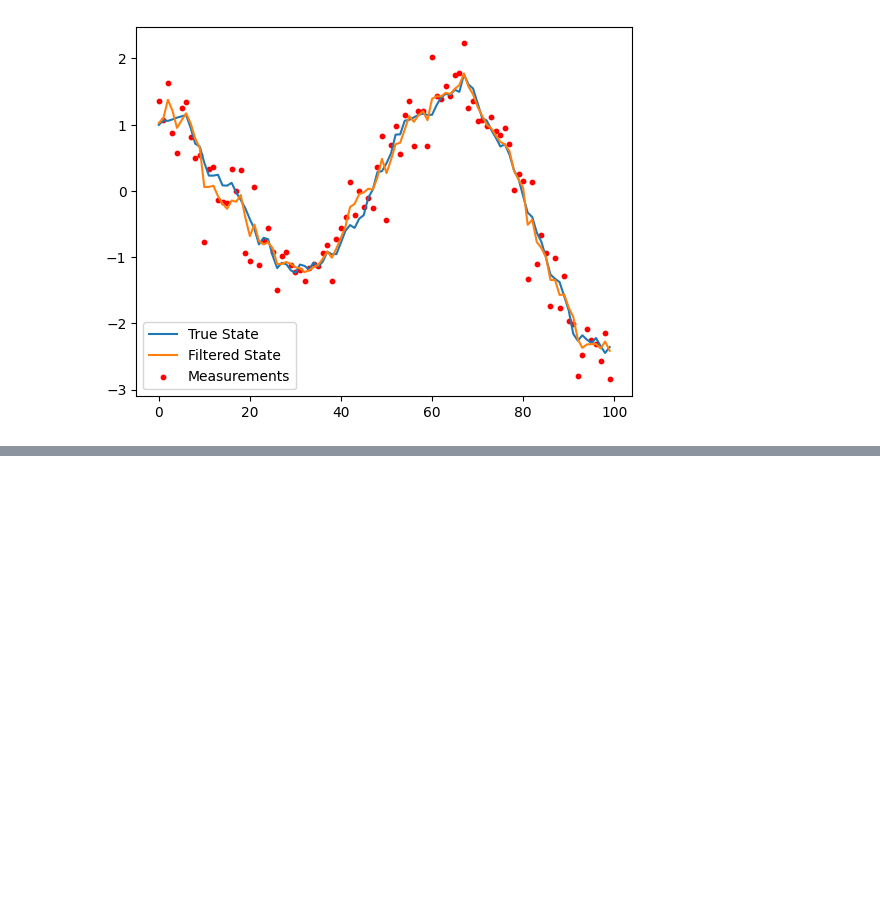
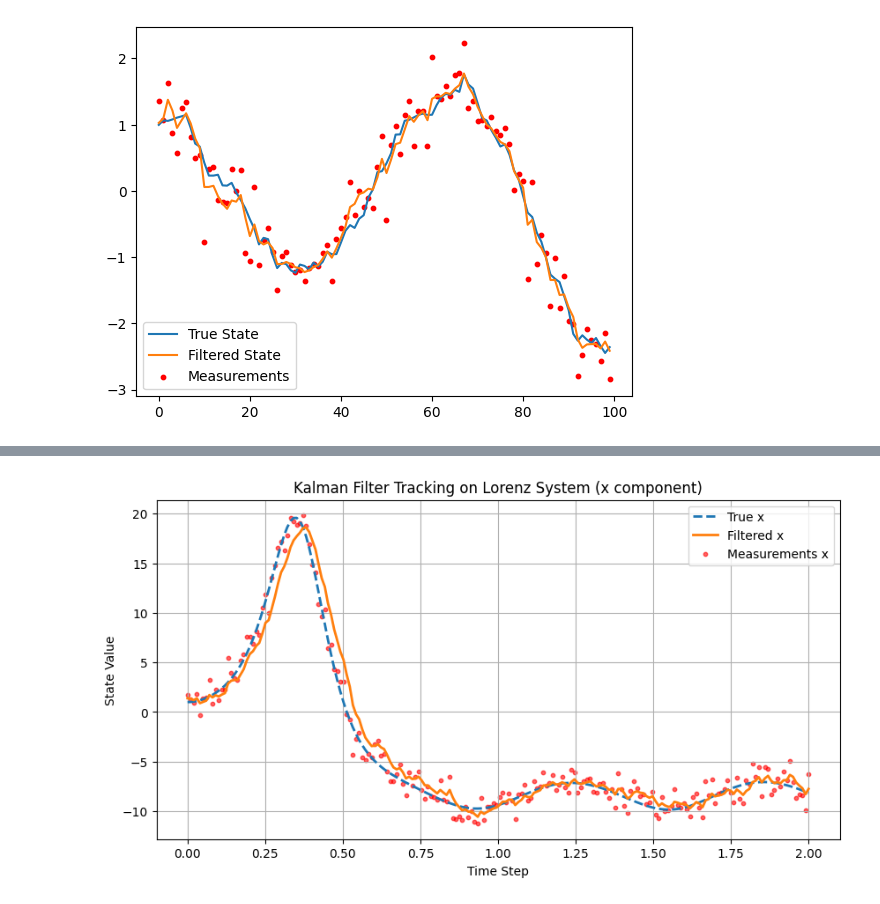
Before and after one commit to berkeley-stat238/spring-2025, a Jupyter notebook: labs/lab03/Lab_3.ipynb, the cells around one changed output, grey strips where cells are left out. Cells and saved outputs as stored; diff of their text form; code cells hidden in the pictures; blank space fills up the shorter version.

```diff
--- a/labs/lab03/Lab_3.ipynb
+++ b/labs/lab03/Lab_3.ipynb
@@ -127,0 +206,14 @@ plt.show()
+# %%
+# Kalman filter implementation
+filtered_states = []
+for z in measurements:
+    x_pred = x_est
+    P_pred = P + Q
+
+    K = P_pred @ H.T @ np.linalg.inv(H @ P_pred @ H.T + R)
+    x_est = x_pred + K @ (z.reshape(-1, 1) - H @ x_pred)
+    P = (np.eye(3) - K @ H) @ P_pred
+
+    filtered_states.append(x_est.flatten())
+
+filtered_states = np.array(filtered_states)
@@ -127,0 +228,14 @@ plt.show()
+# %%
+# Visualization
+plt.figure(figsize=(10, 5))
+plt.plot(time_span, sol.y[0], label='True x', linestyle='dashed', linewidth=2)
+plt.plot(time_span, filtered_states[:, 0], label='Filtered x', linewidth=2)
+plt.scatter(time_span, measurements[:, 0], label='Measurements x', color='red', s=10, alpha=0.6)
+plt.xlabel('Time Step')
+plt.ylabel('State Value')
+plt.title('Kalman Filter Tracking on Lorenz System (x component)')
+plt.legend()
+plt.grid(True)
+plt.show()
+# %% [output]
+[figure, added]
```
Also changed, not shown: parts of 6 cells of this notebook.
